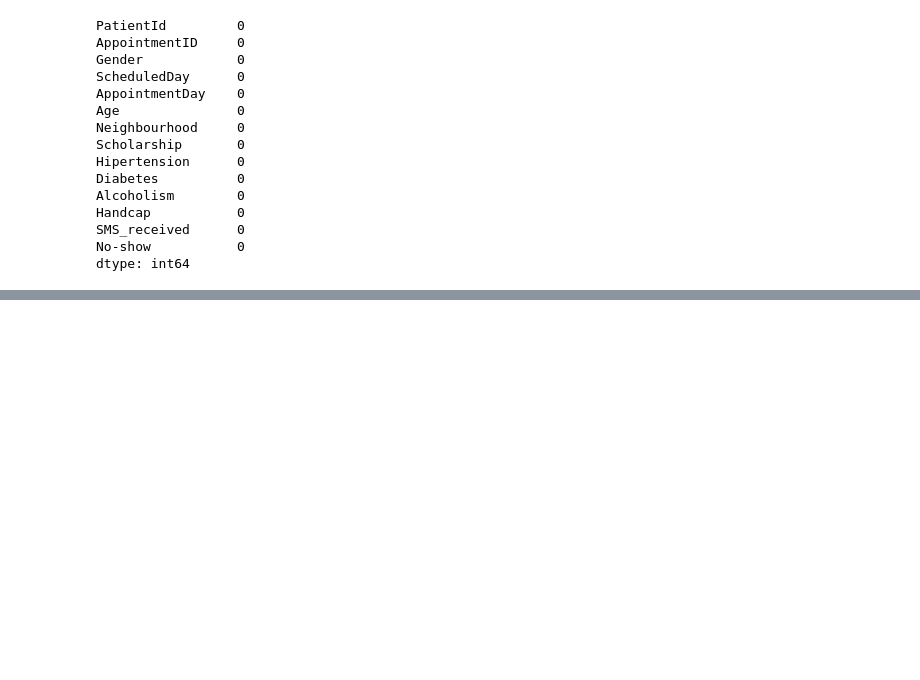
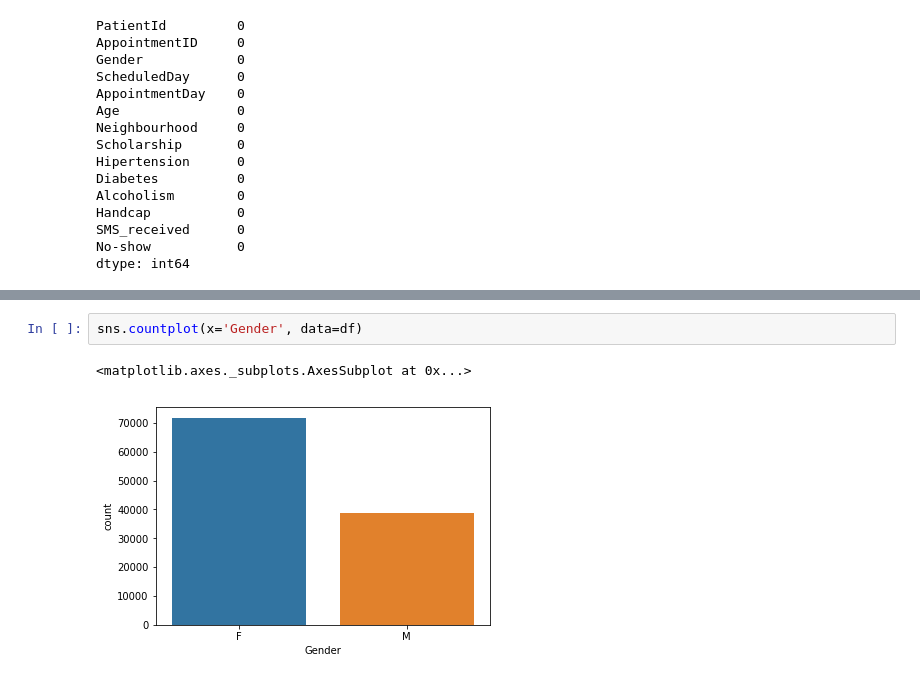
Before and after one commit to Asafamitai/IDC-BDA-Exercises, a Jupyter notebook: NOShow_project_worksheet.ipynb, the cells around one changed output, grey strips where cells are left out. Drawn from its saved outputs; the diff is of its cells as text; blank space fills up the shorter version.

```diff
--- a/NOShow_project_worksheet.ipynb
+++ b/NOShow_project_worksheet.ipynb
@@ -113,0 +130,5 @@ dtype: int64
+# %%
+sns.countplot(x='Gender', data=df)
+# %% [output]
+<matplotlib.axes._subplots.AxesSubplot at 0x...>
+[figure, added]
```
Also changed, not shown: parts of 12 cells of this notebook, 3 other files.
